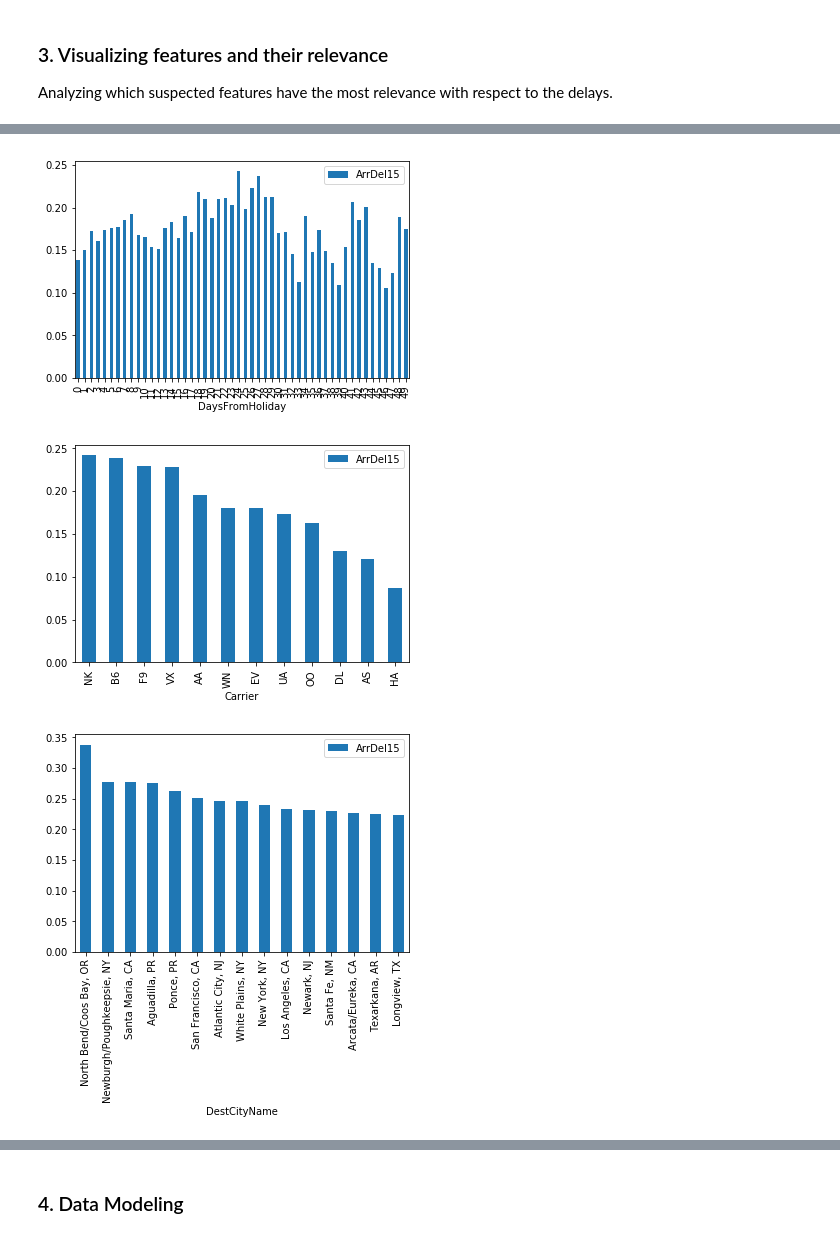
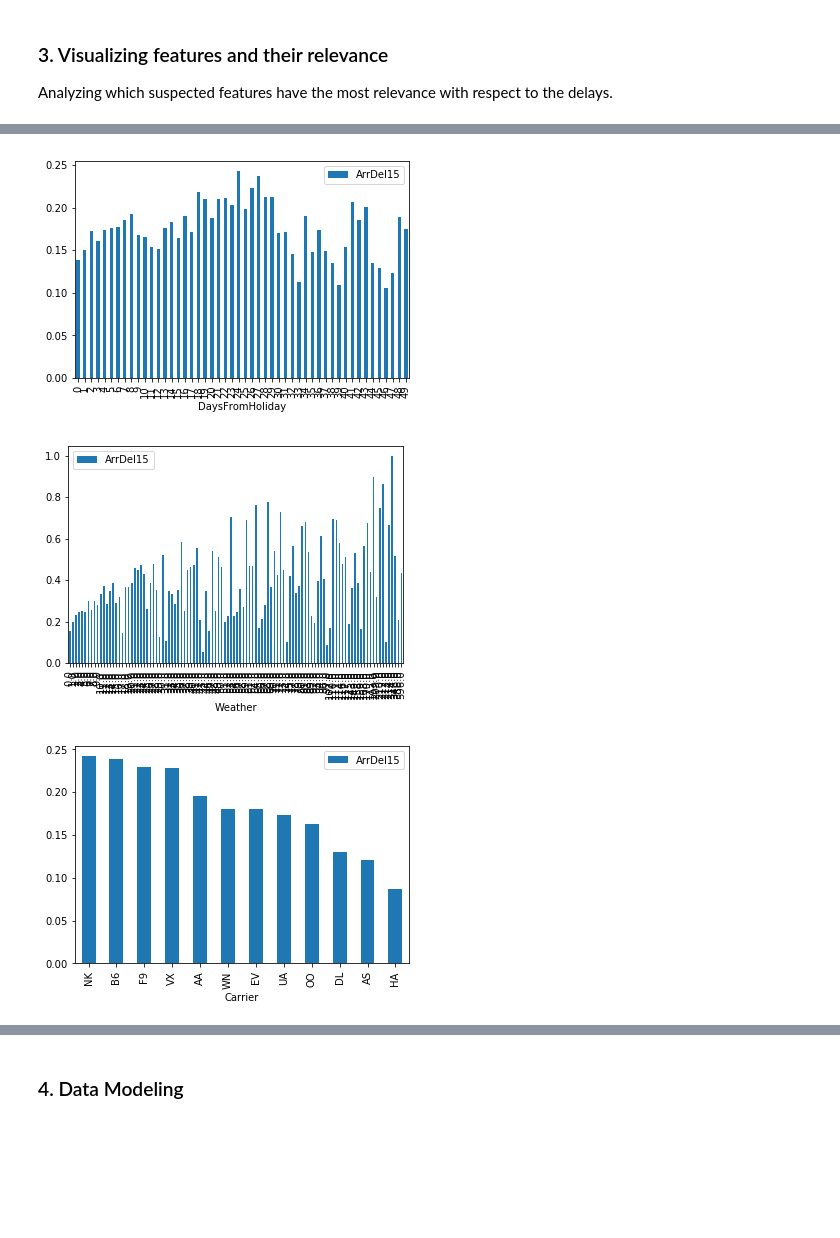
Before and after one commit to forbaokhanh/ArrivalDelayPrediction, a Jupyter notebook: airline_arrivals.ipynb, the cells around one changed output, grey strips where cells are left out. Cells and saved outputs as stored; diff of their text form; code cells hidden in the pictures; blank space fills up the shorter version.

```diff
--- a/airline_arrivals.ipynb
+++ b/airline_arrivals.ipynb
@@ -33,10 +33,10 @@ Downloading a year worth of data and put them in the data folder. Using this dat
 # %%
 data = pd.DataFrame()
 list_ = []
-for file in listdir('flights_data'):
+for file in listdir('ArrivalDelayPrediction/flights_data'):
     if file != '.DS_Store':
         start = datetime.now()
-        df = pd.read_csv('flights_data/{}'.format(file), index_col=None, header=0, low_memory=False)
+        df = pd.read_csv('ArrivalDelayPrediction/flights_data/{}'.format(file), index_col=None, header=0, low_memory=False)
         list_.append(df)
         del df
         print("Ended loading " + file[28:] + " time : " + str(datetime.now() - start))
@@ -96,7 +103,6 @@ df.dropna(axis=0, how='any', subset=multi_class, inplace=True)
 # %%
 # Deleting the columns with over 5% missing data
-df.dropna(axis=1, thresh=int(data.shape[0] * .5), inplace=True)
-print(df.shape)
+df.dropna(axis=1, thresh=int(data.shape[0] * .10), inplace=True)
 # %%
 # Adding a new hour feature
 def hour(time):
@@ -128,23 +127,23 @@ Index(['Year', 'Quarter', 'Month', 'DayofMonth', 'DayOfWeek', 'FlightDate',
 # %%
-features_mean = ['Month', 'DayOfWeek','Hour', 'DepartureDelayGroups', 'DaysFromHoliday']
-features_num = ['Carrier', 'DestCityName', 'Weather']
+features_mean = ['Month', 'DayOfWeek','Hour', 'DepartureDelayGroups', 'DaysFromHoliday', 'Weather']
+features_num = ['Carrier', 'DestCityName']
 
 for f in features_mean:
     grouped = df[['ArrDel15', f]].groupby(f).mean()
     grouped.plot(kind='bar')
 for f in features_num:
     # Compute average number of delayed flights per carrier
     grouped1 = df[['ArrDel15', f]].groupby(f).filter(lambda x: len(x)>10)
     grouped2 = grouped1.groupby(f).mean()
     final = grouped2.sort_values(['ArrDel15'], ascending=False)
 
     # display top 15 destination carriers by delay (from ORD)
     final[:15].plot(kind='bar')
 # %% [output]
 [figure]
 [figure]
 [figure]
 [figure]
 [figure]
-[figure, old version]
+[figure, new version]
-[figure, old version]
+[figure, new version]
```
Also changed, not shown: parts of 16 cells of this notebook.
